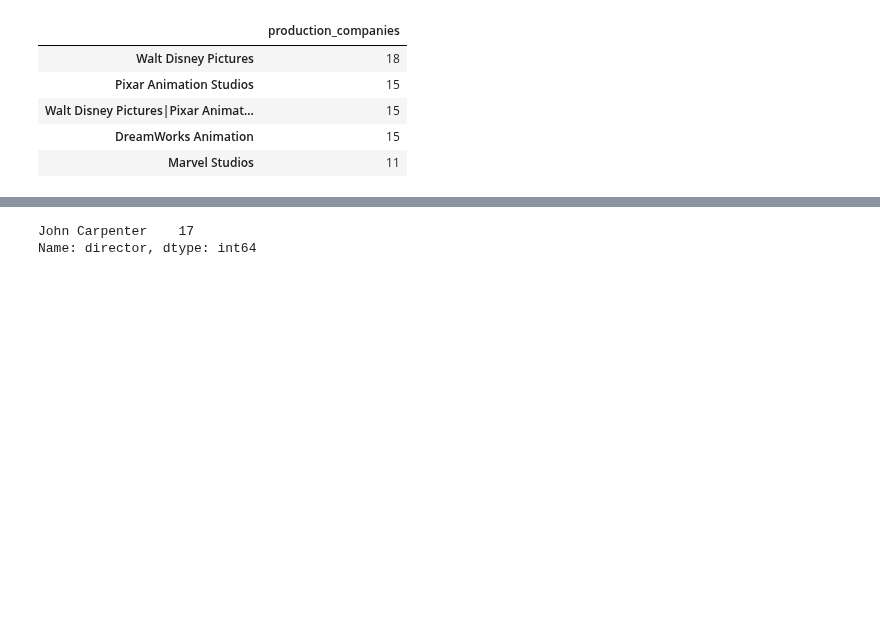
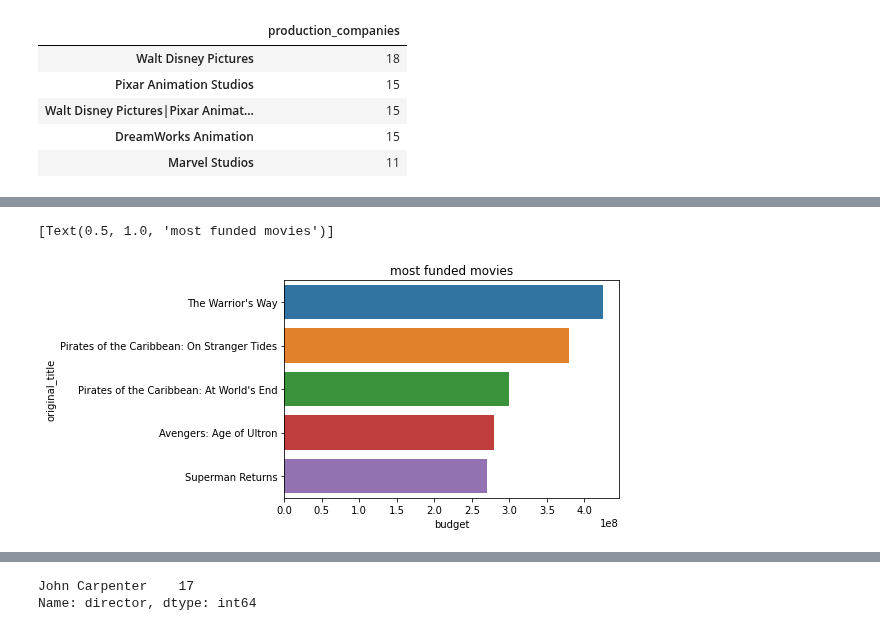
Before and after one commit to spongestm/udacity-project-1, a Jupyter notebook: UDACITY PROJECT 1.ipynb, the cells around one changed output, grey strips where cells are left out. Cells and saved outputs as stored; diff of their text form; code cells hidden in the pictures; blank space fills up the shorter version.

```diff
--- a/UDACITY PROJECT 1.ipynb
+++ b/UDACITY PROJECT 1.ipynb
@@ -167,0 +167,2 @@ Name: budget, dtype: int64
+# %%
+most_funded=df.sort_values(by='budget',ascending=False).head()
@@ -168,3 +178,8 @@ Name: budget, dtype: int64
+# %%
+sns.barplot(x='budget',y='original_title',data=most_funded).set(title='most funded movies')
+# %% [output]
+[Text(0.5, 1.0, 'most funded movies')]
+[figure, added]
 # %%
 #movies with highest revenue
 highest_revenue=df['revenue'].max()
```
Also changed, not shown: parts of 19 cells of this notebook.
